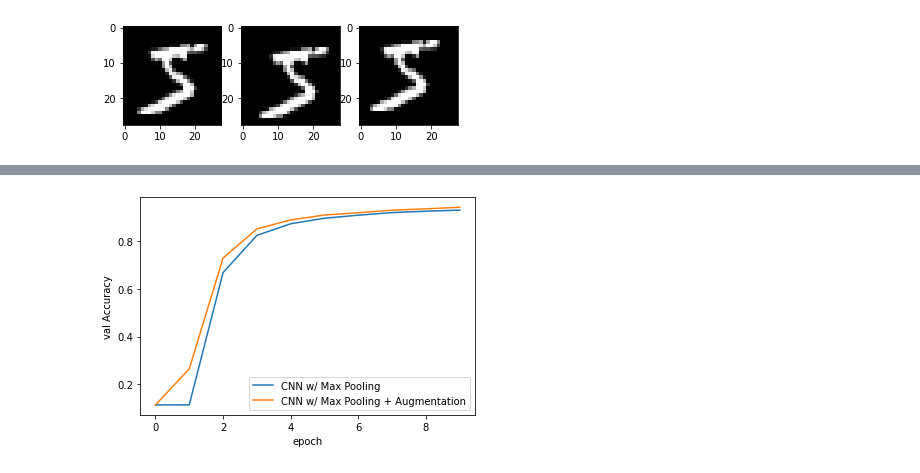
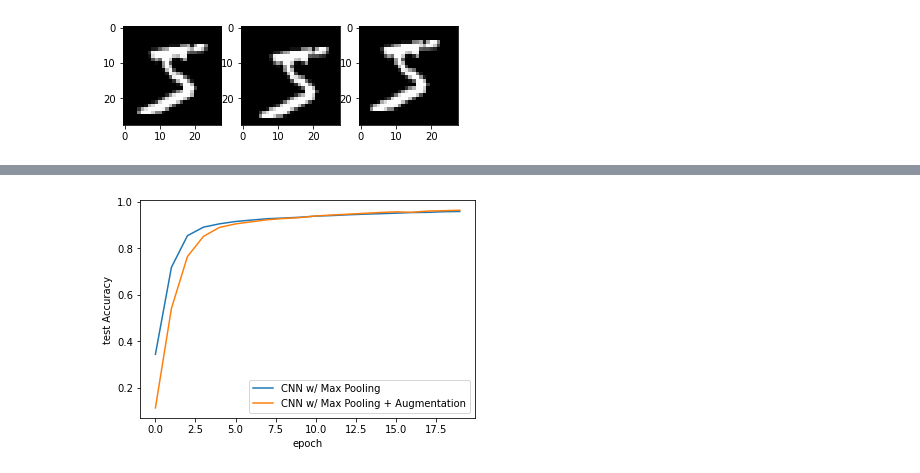
Before and after one commit to EdwardRaff/Inside-Deep-Learning, a Jupyter notebook: Chapter_3.ipynb, the cells around one changed output, grey strips where cells are left out. Drawn from its saved outputs; the diff is of its cells as text; code cells hidden in the pictures.

```diff
--- a/Chapter_3.ipynb
+++ b/Chapter_3.ipynb
@@ -247,7 +240,7 @@ model_cnn_pool = nn.Sequential(
   nn.Linear(2*filters*D//(4**2), classes),
 )
 
-cnn_results_with_pool = train_simple_network(model_cnn_pool, loss_func, mnist_train_loader, val_loader=mnist_test_loader, score_funcs={'Accuracy': accuracy_score}, device=device, epochs=10)
+cnn_results_with_pool = train_simple_network(model_cnn_pool, loss_func, mnist_train_loader, test_loader=mnist_test_loader, score_funcs={'Accuracy': accuracy_score}, device=device, epochs=20)
 # %%
 model = model_cnn_pool.cpu().eval()
 img_pred = pred(model, img)
@@ -294,6 +287,6 @@ plt.show()
 # %%
 train_transform = transforms.Compose([
-    transforms.RandomAffine(degrees=15, translate=(0.05, 0.05), scale=(0.95, 1.05)),
+    transforms.RandomAffine(degrees=5, translate=(0.05, 0.05), scale=(0.98, 1.02)),
     transforms.ToTensor(),
 ])
 
@@ -323,8 +316,8 @@ model_cnn_pool = nn.Sequential(
   nn.Linear(2*filters*D//(4**2), classes),
 )
 
-cnn_results_with_pool_augmented = train_simple_network(model_cnn_pool, loss_func, mnist_train_loader_t, val_loader=mnist_test_loader_t, score_funcs={'Accuracy': accuracy_score}, device=device, epochs=10)
+cnn_results_with_pool_augmented = train_simple_network(model_cnn_pool, loss_func, mnist_train_loader_t, test_loader=mnist_test_loader_t, score_funcs={'Accuracy': accuracy_score}, device=device, epochs=20)
 # %%
-sns.lineplot(x='epoch', y='val Accuracy', data=cnn_results_with_pool, label='CNN w/ Max Pooling')
-sns.lineplot(x='epoch', y='val Accuracy', data=cnn_results_with_pool_augmented, label='CNN w/ Max Pooling + Augmentation')
+sns.lineplot(x='epoch', y='test Accuracy', data=cnn_results_with_pool, label='CNN w/ Max Pooling')
+sns.lineplot(x='epoch', y='test Accuracy', data=cnn_results_with_pool_augmented, label='CNN w/ Max Pooling + Augmentation')
 # %% [output]
@@ -332 +325 @@ sns.lineplot(x='epoch', y='val Accuracy', data=cnn_results_with_pool_augmented,
-[figure, old version]
+[figure, new version]
```
Also changed, not shown: parts of 9 cells of this notebook, 12 other files.
